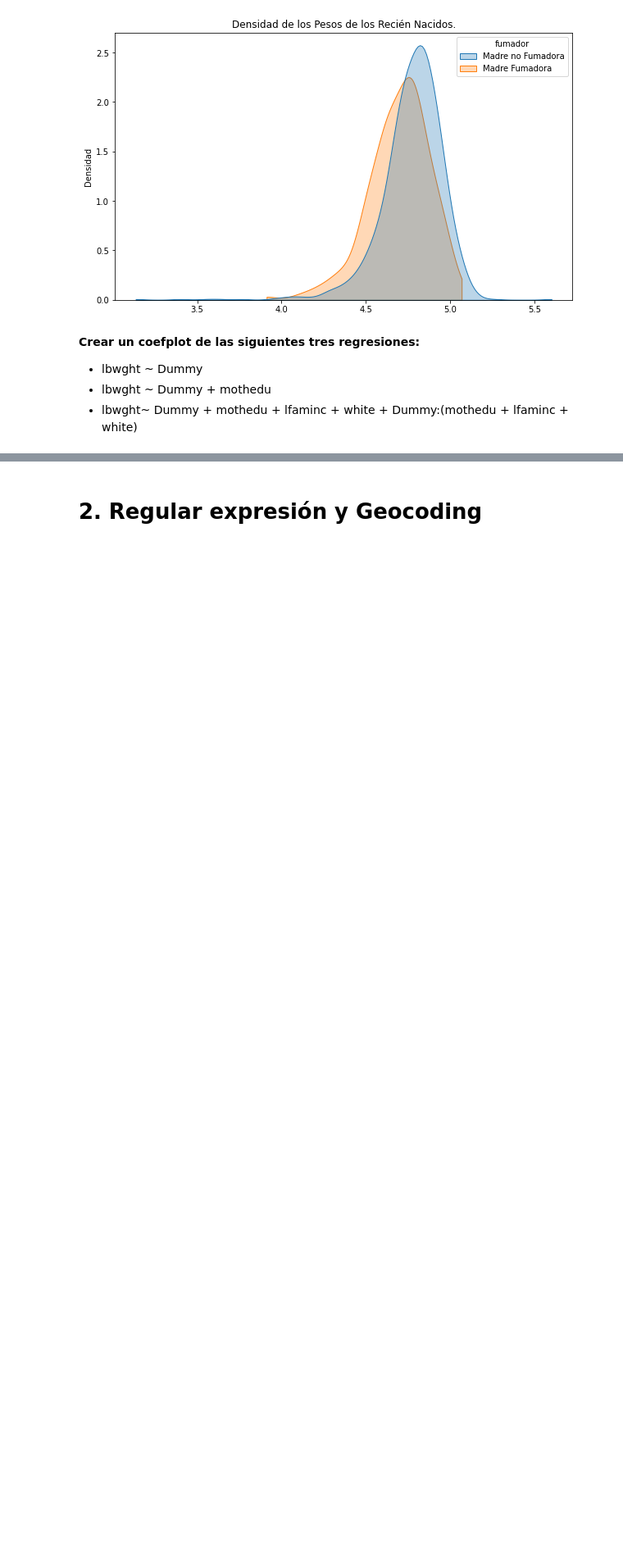
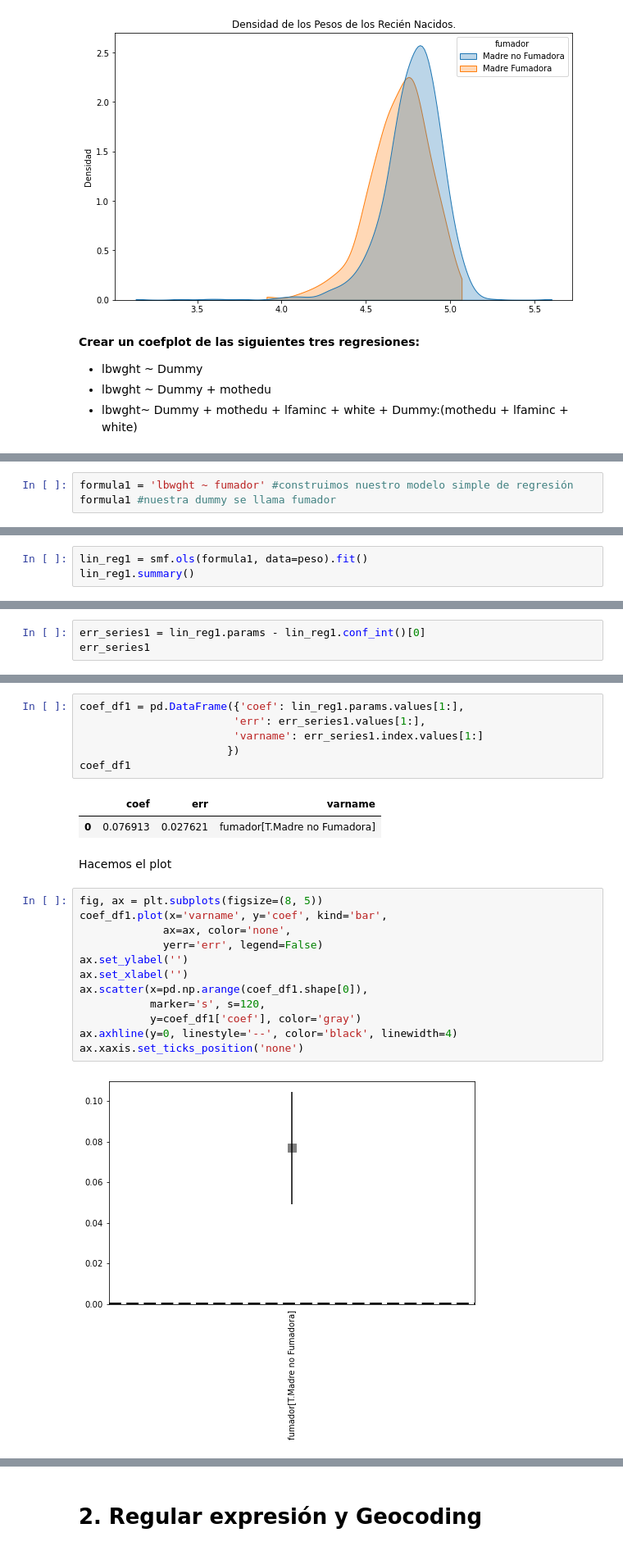
Before and after one commit to Robertopucp/1ECO35_R_PYTHON, a Jupyter notebook: Trabajo_grupal/WH6/grupo5_Python_wh6.ipynb, the cells around one changed output, grey strips where cells are left out. Shown at 82% size. Saved outputs shown, nothing was run; the diff lists cells and outputs as text; blank space fills up the shorter version.

```diff
--- a/Trabajo_grupal/WH6/grupo5_Python_wh6.ipynb
+++ b/Trabajo_grupal/WH6/grupo5_Python_wh6.ipynb
@@ -72,0 +83,3 @@ Text(0, 0.5, 'Densidad')
+# %%
+formula1 = 'lbwght ~ fumador' #construimos nuestro modelo simple de regresión
+formula1 #nuestra dummy se llama fumador
@@ -72,0 +88,3 @@ Text(0, 0.5, 'Densidad')
+# %%
+lin_reg1 = smf.ols(formula1, data=peso).fit()
+lin_reg1.summary()
@@ -72,0 +127,3 @@ Text(0, 0.5, 'Densidad')
+# %%
+err_series1 = lin_reg1.params - lin_reg1.conf_int()[0]
+err_series1
@@ -72,0 +134,25 @@ Text(0, 0.5, 'Densidad')
+# %%
+coef_df1 = pd.DataFrame({'coef': lin_reg1.params.values[1:],
+                        'err': err_series1.values[1:],
+                        'varname': err_series1.index.values[1:]
+                       })
+coef_df1
+# %% [output]
+|  | coef | err | varname |
+| 0 | 0.076913 | 0.027621 | fumador[T.Madre no Fumadora] |
+# %% [markdown]
+Hacemos el plot
+# %%
+fig, ax = plt.subplots(figsize=(8, 5))
+coef_df1.plot(x='varname', y='coef', kind='bar',
+             ax=ax, color='none',
+             yerr='err', legend=False)
+ax.set_ylabel('')
+ax.set_xlabel('')
+ax.scatter(x=pd.np.arange(coef_df1.shape[0]),
+           marker='s', s=120,
+           y=coef_df1['coef'], color='gray')
+ax.axhline(y=0, linestyle='--', color='black', linewidth=4)
+ax.xaxis.set_ticks_position('none')
+# %% [output]
+[figure, added]
```
Also changed, not shown: parts of 28 cells of this notebook.
